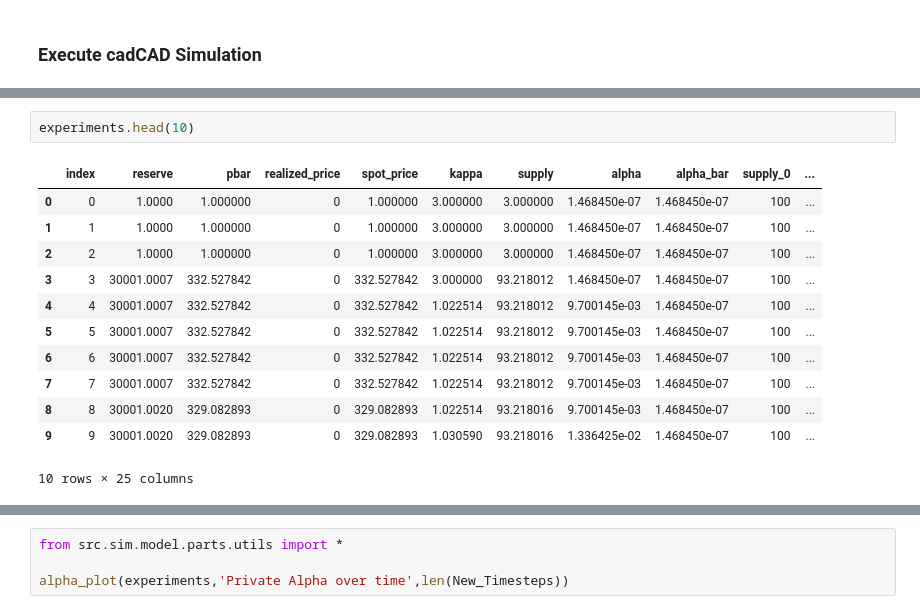
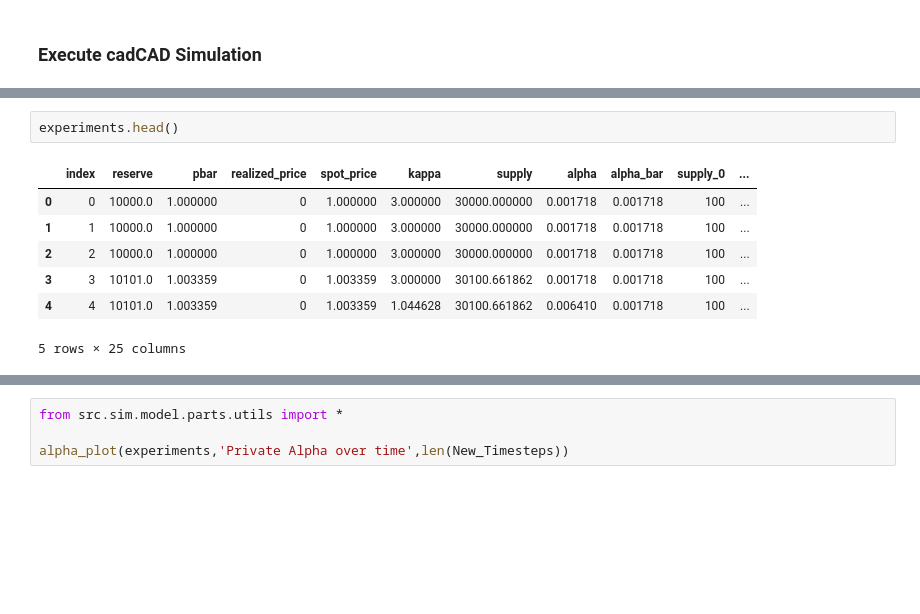
Before and after one commit to BlockScience/Risk-Adjusted-Bonding-Curves, a Jupyter notebook: Pilot/Chimple_Pilot.ipynb, the cells around one changed output, grey strips where cells are left out. Cells and saved outputs as stored; diff of their text form; blank space fills up the shorter version.

```diff
--- a/Pilot/Chimple_Pilot.ipynb
+++ b/Pilot/Chimple_Pilot.ipynb
@@ -302,18 +306,13 @@ Total execution time: 3.25s
 # %%
-experiments.head(10)
+experiments.head()
 # %% [output]
 |  | index | reserve | pbar | realized_price | spot_price | kappa | supply | alpha | alpha_bar | supply_0 | ... |
-| 0 | 0 | 1.0000 | 1.000000 | 0 | 1.000000 | 3.000000 | 3.000000 | 1.468450e-07 | 1.468450e-07 | 100 | ... |
-| 1 | 1 | 1.0000 | 1.000000 | 0 | 1.000000 | 3.000000 | 3.000000 | 1.468450e-07 | 1.468450e-07 | 100 | ... |
-| 2 | 2 | 1.0000 | 1.000000 | 0 | 1.000000 | 3.000000 | 3.000000 | 1.468450e-07 | 1.468450e-07 | 100 | ... |
-| 3 | 3 | 30001.0007 | 332.527842 | 0 | 332.527842 | 3.000000 | 93.218012 | 1.468450e-07 | 1.468450e-07 | 100 | ... |
-| 4 | 4 | 30001.0007 | 332.527842 | 0 | 332.527842 | 1.022514 | 93.218012 | 9.700145e-03 | 1.468450e-07 | 100 | ... |
-| 5 | 5 | 30001.0007 | 332.527842 | 0 | 332.527842 | 1.022514 | 93.218012 | 9.700145e-03 | 1.468450e-07 | 100 | ... |
-| 6 | 6 | 30001.0007 | 332.527842 | 0 | 332.527842 | 1.022514 | 93.218012 | 9.700145e-03 | 1.468450e-07 | 100 | ... |
-| 7 | 7 | 30001.0007 | 332.527842 | 0 | 332.527842 | 1.022514 | 93.218012 | 9.700145e-03 | 1.468450e-07 | 100 | ... |
-| 8 | 8 | 30001.0020 | 329.082893 | 0 | 329.082893 | 1.022514 | 93.218016 | 9.700145e-03 | 1.468450e-07 | 100 | ... |
-| 9 | 9 | 30001.0020 | 329.082893 | 0 | 329.082893 | 1.030590 | 93.218016 | 1.336425e-02 | 1.468450e-07 | 100 | ... |
+| 0 | 0 | 10000.0 | 1.000000 | 0 | 1.000000 | 3.000000 | 30000.000000 | 0.001718 | 0.001718 | 100 | ... |
+| 1 | 1 | 10000.0 | 1.000000 | 0 | 1.000000 | 3.000000 | 30000.000000 | 0.001718 | 0.001718 | 100 | ... |
+| 2 | 2 | 10000.0 | 1.000000 | 0 | 1.000000 | 3.000000 | 30000.000000 | 0.001718 | 0.001718 | 100 | ... |
+| 3 | 3 | 10101.0 | 1.003359 | 0 | 1.003359 | 3.000000 | 30100.661862 | 0.001718 | 0.001718 | 100 | ... |
+| 4 | 4 | 10101.0 | 1.003359 | 0 | 1.003359 | 1.044628 | 30100.661862 | 0.006410 | 0.001718 | 100 | ... |
-10 rows × 25 columns
+5 rows × 25 columns
 # %%
 experiments.tail()
 # %% [output]
```
Also changed, not shown: parts of 12 cells of this notebook, 5 other files.
